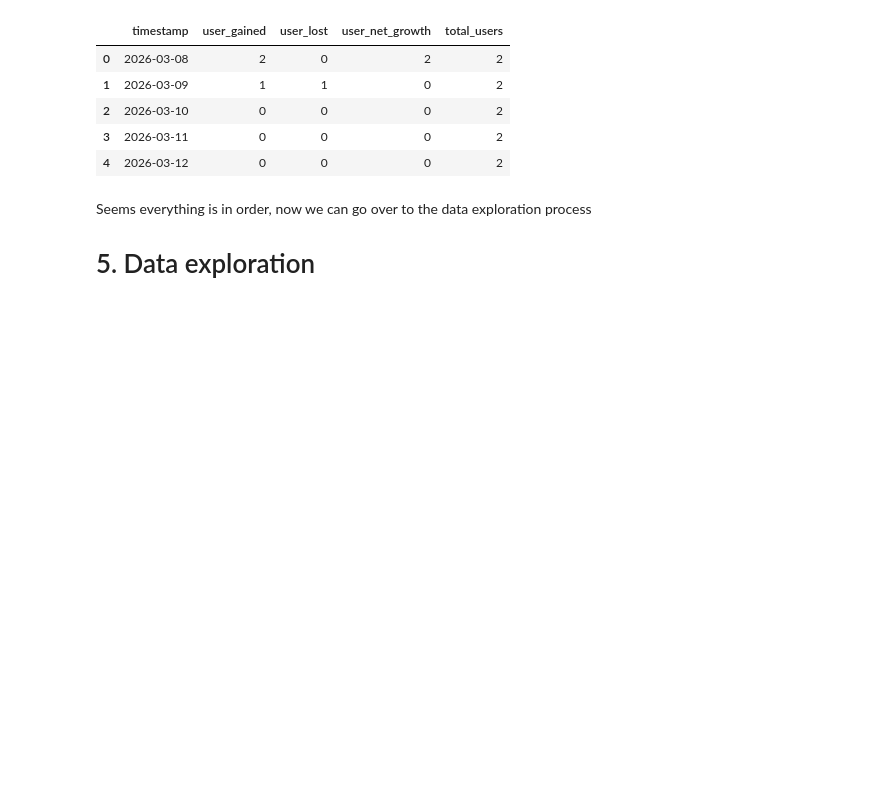
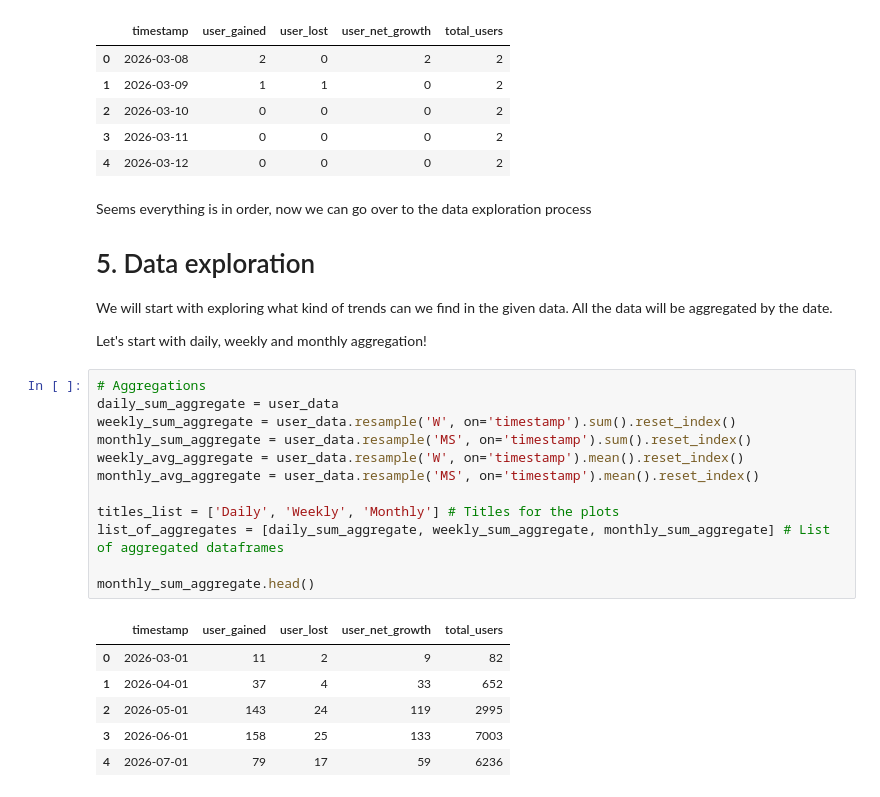
Before and after one commit to Arut3nCodes/ggc-server-user-growth-analysis, a Jupyter notebook: user-growth-analysis.ipynb, the cells around one changed output. Cells and saved outputs as stored; diff of their text form; blank space fills up the shorter version.

```diff
--- a/user-growth-analysis.ipynb
+++ b/user-growth-analysis.ipynb
@@ -164,3 +177,26 @@ user_data.head()
 Seems everything is in order, now we can go over to the data exploration process
 
 # 5. Data exploration
+
+We will start with exploring what kind of trends can we find in the given data. All the data will be aggregated by the date.
+
+Let's start with daily, weekly and monthly aggregation!
+# %%
+# Aggregations
+daily_sum_aggregate = user_data
+weekly_sum_aggregate = user_data.resample('W', on='timestamp').sum().reset_index()
+monthly_sum_aggregate = user_data.resample('MS', on='timestamp').sum().reset_index()
+weekly_avg_aggregate = user_data.resample('W', on='timestamp').mean().reset_index()
+monthly_avg_aggregate = user_data.resample('MS', on='timestamp').mean().reset_index()
+
+titles_list = ['Daily', 'Weekly', 'Monthly'] # Titles for the plots
+list_of_aggregates = [daily_sum_aggregate, weekly_sum_aggregate, monthly_sum_aggregate] # List of aggregated dataframes
+
+monthly_sum_aggregate.head()
+# %% [output]
+|  | timestamp | user_gained | user_lost | user_net_growth | total_users |
+| 0 | 2026-03-01 | 11 | 2 | 9 | 82 |
+| 1 | 2026-04-01 | 37 | 4 | 33 | 652 |
+| 2 | 2026-05-01 | 143 | 24 | 119 | 2995 |
+| 3 | 2026-06-01 | 158 | 25 | 133 | 7003 |
+| 4 | 2026-07-01 | 79 | 17 | 59 | 6236 |
```
Also changed, not shown: parts of 10 cells of this notebook.
